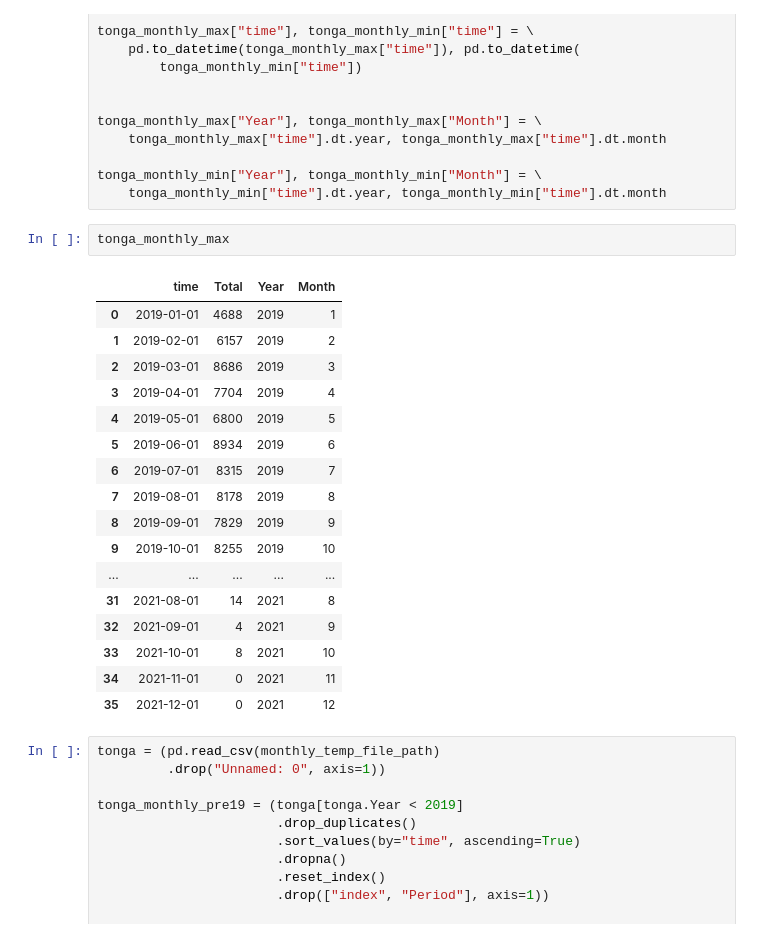
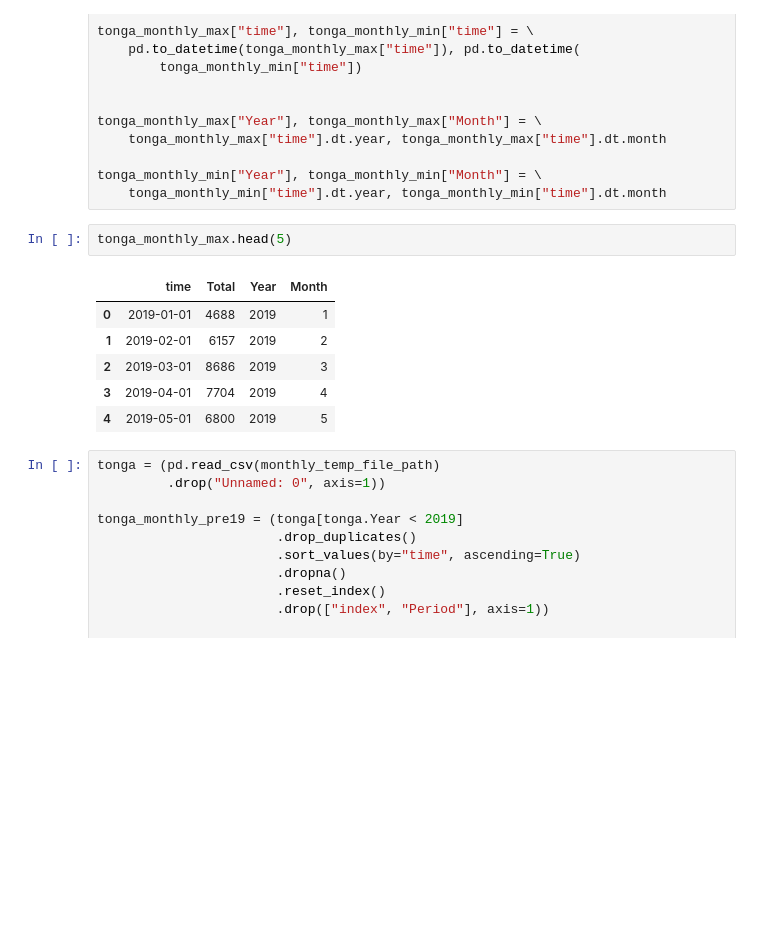
Before and after one commit to worldbank/pacific-observatory, a Jupyter notebook: scripts/notebooks/EDA-Tonga.ipynb, the cells around one changed output. Saved outputs shown, nothing was run; the diff lists cells and outputs as text; blank space fills up the shorter version.

```diff
--- a/scripts/notebooks/EDA-Tonga.ipynb
+++ b/scripts/notebooks/EDA-Tonga.ipynb
@@ -86,25 +89,14 @@ tonga_monthly_max["Year"], tonga_monthly_max["Month"] = \
 tonga_monthly_min["Year"], tonga_monthly_min["Month"] = \
     tonga_monthly_min["time"].dt.year, tonga_monthly_min["time"].dt.month
 # %%
-tonga_monthly_max
+tonga_monthly_max.head(5)
 # %% [output]
 |  | time | Total | Year | Month |
 | 0 | 2019-01-01 | 4688 | 2019 | 1 |
 | 1 | 2019-02-01 | 6157 | 2019 | 2 |
 | 2 | 2019-03-01 | 8686 | 2019 | 3 |
 | 3 | 2019-04-01 | 7704 | 2019 | 4 |
 | 4 | 2019-05-01 | 6800 | 2019 | 5 |
-| 5 | 2019-06-01 | 8934 | 2019 | 6 |
-| 6 | 2019-07-01 | 8315 | 2019 | 7 |
-| 7 | 2019-08-01 | 8178 | 2019 | 8 |
-| 8 | 2019-09-01 | 7829 | 2019 | 9 |
-| 9 | 2019-10-01 | 8255 | 2019 | 10 |
-| ... | ... | ... | ... | ... |
-| 31 | 2021-08-01 | 14 | 2021 | 8 |
-| 32 | 2021-09-01 | 4 | 2021 | 9 |
-| 33 | 2021-10-01 | 8 | 2021 | 10 |
-| 34 | 2021-11-01 | 0 | 2021 | 11 |
-| 35 | 2021-12-01 | 0 | 2021 | 12 |
 # %%
 tonga = (pd.read_csv(monthly_temp_file_path)
          .drop("Unnamed: 0", axis=1))
```
Also changed, not shown: parts of 21 cells of this notebook, 26 other files.
